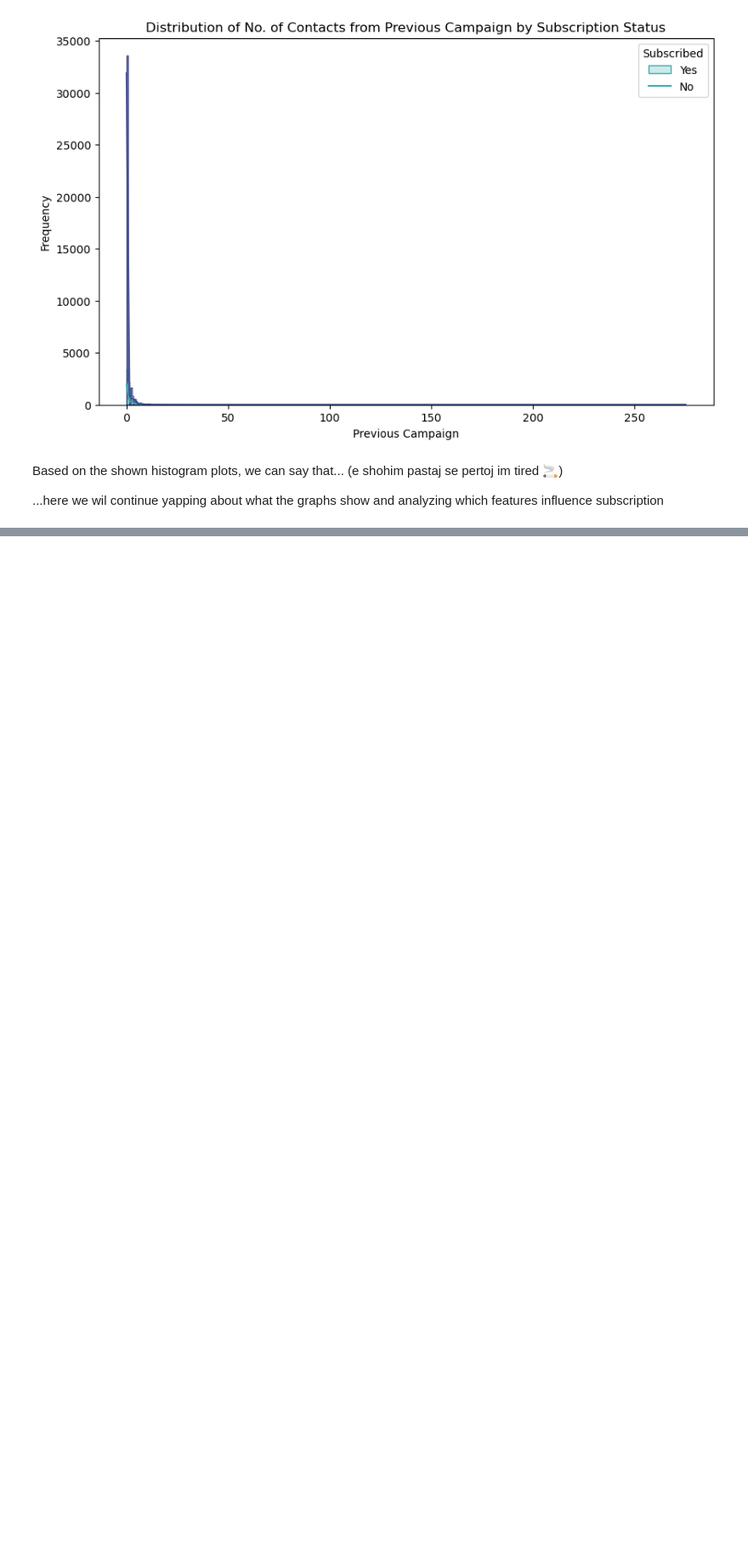
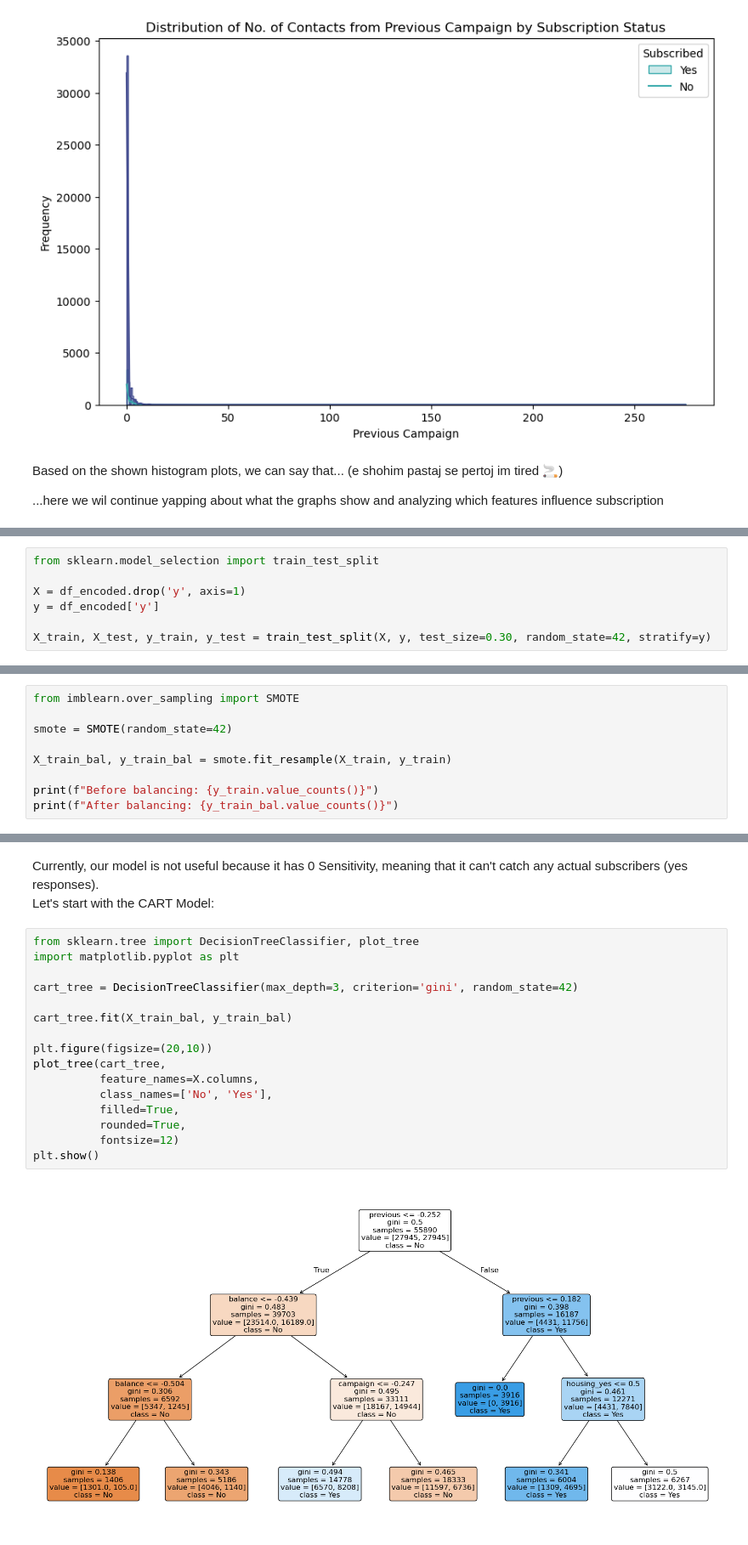
Before and after one commit to alekskadena/bank__datascience, a Jupyter notebook: Project.ipynb, the cells around one changed output, grey strips where cells are left out. Shown at 85% size. Drawn from its saved outputs; the diff is of its cells as text; blank space fills up the shorter version.

```diff
--- a/Project.ipynb
+++ b/Project.ipynb
@@ -367,0 +374,7 @@ STEP 3:Setup: train/valid/test split; check randomness; balance training set.
+# %%
+from sklearn.model_selection import train_test_split
+
+X = df_encoded.drop('y', axis=1)
+y = df_encoded['y']
+
+X_train, X_test, y_train, y_test = train_test_split(X, y, test_size=0.30, random_state=42, stratify=y)
@@ -367,0 +394,9 @@ STEP 3:Setup: train/valid/test split; check randomness; balance training set.
+# %%
+from imblearn.over_sampling import SMOTE
+
+smote = SMOTE(random_state=42)
+
+X_train_bal, y_train_bal = smote.fit_resample(X_train, y_train)
+
+print(f"Before balancing: {y_train.value_counts()}")
+print(f"After balancing: {y_train_bal.value_counts()}")
@@ -367,0 +423,21 @@ STEP 3:Setup: train/valid/test split; check randomness; balance training set.
+# %% [markdown]
+Currently, our model is not useful because it has 0 Sensitivity, meaning that it can't catch any actual subscribers (yes responses).
+Let's start with the CART Model:
+# %%
+from sklearn.tree import DecisionTreeClassifier, plot_tree
+import matplotlib.pyplot as plt
+
+cart_tree = DecisionTreeClassifier(max_depth=3, criterion='gini', random_state=42)
+
+cart_tree.fit(X_train_bal, y_train_bal)
+
+plt.figure(figsize=(20,10))
+plot_tree(cart_tree,
+          feature_names=X.columns,
+          class_names=['No', 'Yes'],
+          filled=True,
+          rounded=True,
+          fontsize=12)
+plt.show()
+# %% [output]
+[figure, added]
```
Also changed, not shown: parts of 12 cells of this notebook.
